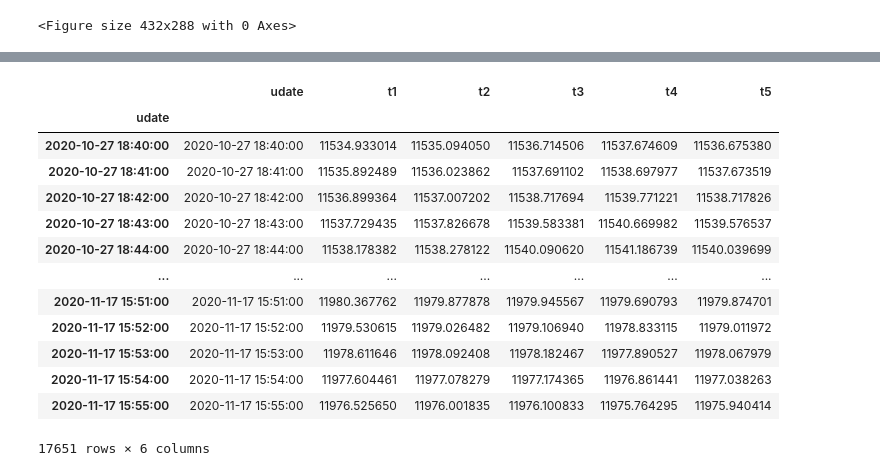
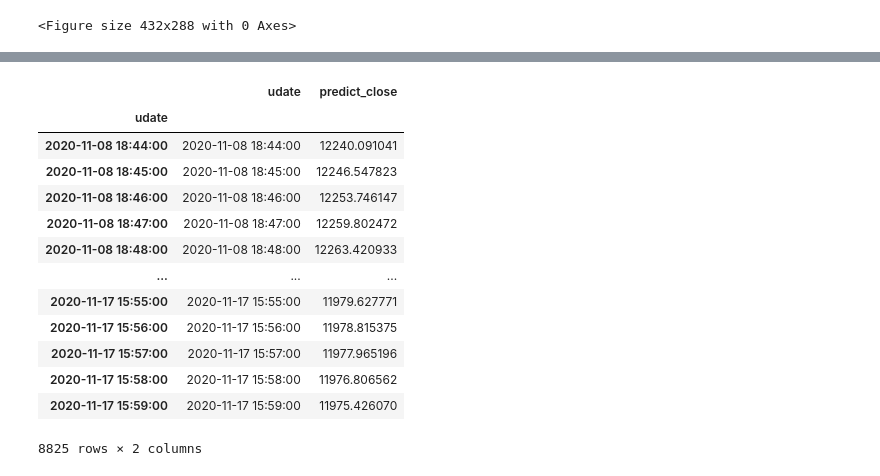
Before and after one commit to webclinic017/dbpower-machine-learning-project, a Jupyter notebook: nq4.ipynb, the cells around one changed output, grey strips where cells are left out. Drawn from its saved outputs; the diff is of its cells as text; code cells hidden in the pictures.

```diff
--- a/nq4.ipynb
+++ b/nq4.ipynb
@@ -374,13 +374,14 @@ df5_7
 # 5.5.1 訓練集, 測試集, 數據集
 data4 = separate_daily(df5_7, 'dict')
 days3 = np.array(list(data4.keys()))
-train_set, test_set, valid_set = days3[0:-55], days3[-55:-15], days3[-15:-1]
+train_set, test_set, valid_set = days3[0:-55], days3[-55:-8], days3[-8:-1]
 x_train, y_train, date_train = np.array([]), np.array([]), []
 x_test, y_test, date_test = np.array([]), np.array([]), []
 x_valid, y_valid, date_valid = np.array([]), np.array([]), []
 # 5.5.2 窗口步長
 t_pus_no = 5
 window_size = 100
+is_y_label_m_to_n = False
 
 for day, df6 in data4.items():
     df6.drop(['udate'], axis=1, inplace=True)
@@ -390,7 +391,10 @@ for day, df6 in data4.items():
     for i in range(window_size, no_max):
         start, end = i-window_size, i
         # y label
-        temp_0 = df6.iloc[end: end+t_pus_no]
+        if is_y_label_m_to_n:
+            temp_0 = df6.iloc[end: end+t_pus_no]
+        else:
+            temp_0 = df6.iloc[end+t_pus_no-1: end+t_pus_no]
         y_data.append(temp_0['Close'])
         # x matrix
         temp_1 = df6.iloc[start: end]
@@ -434,7 +438,7 @@ print('验证集: X_Valid Data: {}, Y_Valid Data: {}, Date_Valid: {}'.format(x_v
 # %%
 # 6.1.1 模型参数
 batch_size = 1024
-epochs = 2
+epochs = 6
 units = 128
 verbose = 1
 no_batches = x_train.shape[0]
@@ -465,7 +469,11 @@ model.add(Dropout(rate=0.1))
 model.add(LSTM(units=units, activation='tanh',return_sequences=False, input_shape=batch_input_shape))
 model.add(Dropout(rate=0.2))
 
-model.add(Dense(units=t_pus_no))
+if is_y_label_m_to_n:
+    model.add(Dense(units=t_pus_no))
+else:
+    model.add(Dense(units=1))
+
 model.compile(optimizer='adam', loss='mean_squared_error', metrics=['accuracy'])
 model.summary()
 
@@ -558,7 +566,11 @@ Validate Score: 0.0029 MSE (0.0538 RMSE)
 # %%
 # 9.0 預測
 predict1 = model.predict(x_valid)
-df7 = pd.DataFrame(predict1, columns=['t1', 't2', 't3', 't4', 't5'])
+if is_y_label_m_to_n:
+    columns1=['t1', 't2', 't3', 't4', 't5']
+else:
+    columns1=['predict_close']
+df7 = pd.DataFrame(predict1, columns=columns1)
 date_valid2 = [v[0] for v in date_valid]
 df7['udate'] = date_valid2
 df7.index = df7['udate']
@@ -581,49 +593,49 @@ df7
 # %%
 # 10.0
 len_shape_y = x_valid.shape[2]-1
 fill_list = list(repeat(0, len_shape_y))
 df8 = pd.DataFrame()
 
 # 10.1 逆向
 for k, v in scalers.items():
     mask = ((df7['udate'] >= v['day_start']) & (df7['udate'] <= v['day_end']))
     df8_1 = df7.loc[mask]
     df8_2 = df8_1.drop(['udate'], axis=1)
     # 10.2
     data4 = []
     for k1, v1 in df8_2.iterrows():
         data4_1 = []
         for v2 in v1:
             data4_1.append([v2] + fill_list)
         data4_2 = v['scaler'].inverse_transform(data4_1)
         data4_3 = [v[0] for v in data4_2]
         data4.append(data4_3)
     # 10.3
-    df8_3 = pd.DataFrame(data4, columns=['t1', 't2', 't3', 't4', 't5'])
+    df8_3 = pd.DataFrame(data4, columns=columns1)
     df8_3.index = df8_1['udate']
     # 10.4 合併
     if df8_3.shape[0] > 0:
         df8 = pd.concat([df8, df8_3], axis=0, join='outer', ignore_index=False, keys=None, levels=None, names=None, verify_integrity=False, copy=True)
 
 df8['udate'] = df8.index.values
-df8 = df8[['udate', 't1', 't2', 't3', 't4', 't5']]
+df8 = df8[['udate'] + columns1]
 # df8[df8.index.duplicated()]
 df8
 # %% [output]
-|  | udate | t1 | t2 | t3 | t4 | t5 |
-| udate |  |  |  |  |  |  |
-| 2020-10-27 18:40:00 | 2020-10-27 18:40:00 | 11534.933014 | 11535.094050 | 11536.714506 | 11537.674609 | 11536.675380 |
-| 2020-10-27 18:41:00 | 2020-10-27 18:41:00 | 11535.892489 | 11536.023862 | 11537.691102 | 11538.697977 | 11537.673519 |
-| 2020-10-27 18:42:00 | 2020-10-27 18:42:00 | 11536.899364 | 11537.007202 | 11538.717694 | 11539.771221 | 11538.717826 |
-| 2020-10-27 18:43:00 | 2020-10-27 18:43:00 | 11537.729435 | 11537.826678 | 11539.583381 | 11540.669982 | 11539.576537 |
-| 2020-10-27 18:44:00 | 2020-10-27 18:44:00 | 11538.178382 | 11538.278122 | 11540.090620 | 11541.186739 | 11540.039699 |
-| ... | ... | ... | ... | ... | ... | ... |
-| 2020-11-17 15:51:00 | 2020-11-17 15:51:00 | 11980.367762 | 11979.877878 | 11979.945567 | 11979.690793 | 11979.874701 |
-| 2020-11-17 15:52:00 | 2020-11-17 15:52:00 | 11979.530615 | 11979.026482 | 11979.106940 | 11978.833115 | 11979.011972 |
-| 2020-11-17 15:53:00 | 2020-11-17 15:53:00 | 11978.611646 | 11978.092408 | 11978.182467 | 11977.890527 | 11978.067979 |
-| 2020-11-17 15:54:00 | 2020-11-17 15:54:00 | 11977.604461 | 11977.078279 | 11977.174365 | 11976.861441 | 11977.038263 |
-| 2020-11-17 15:55:00 | 2020-11-17 15:55:00 | 11976.525650 | 11976.001835 | 11976.100833 | 11975.764295 | 11975.940414 |
+|  | udate | predict_close |
+| udate |  |  |
+| 2020-11-08 18:44:00 | 2020-11-08 18:44:00 | 12240.091041 |
+| 2020-11-08 18:45:00 | 2020-11-08 18:45:00 | 12246.547823 |
+| 2020-11-08 18:46:00 | 2020-11-08 18:46:00 | 12253.746147 |
+| 2020-11-08 18:47:00 | 2020-11-08 18:47:00 | 12259.802472 |
+| 2020-11-08 18:48:00 | 2020-11-08 18:48:00 | 12263.420933 |
+| ... | ... | ... |
+| 2020-11-17 15:55:00 | 2020-11-17 15:55:00 | 11979.627771 |
+| 2020-11-17 15:56:00 | 2020-11-17 15:56:00 | 11978.815375 |
+| 2020-11-17 15:57:00 | 2020-11-17 15:57:00 | 11977.965196 |
+| 2020-11-17 15:58:00 | 2020-11-17 15:58:00 | 11976.806562 |
+| 2020-11-17 15:59:00 | 2020-11-17 15:59:00 | 11975.426070 |
-17651 rows × 6 columns
+8825 rows × 2 columns
 # %%
 # 11.1
 df9 = df3.drop(list(df3.columns)[6:], axis=1)
```
Also changed, not shown: parts of 6 cells of this notebook.
